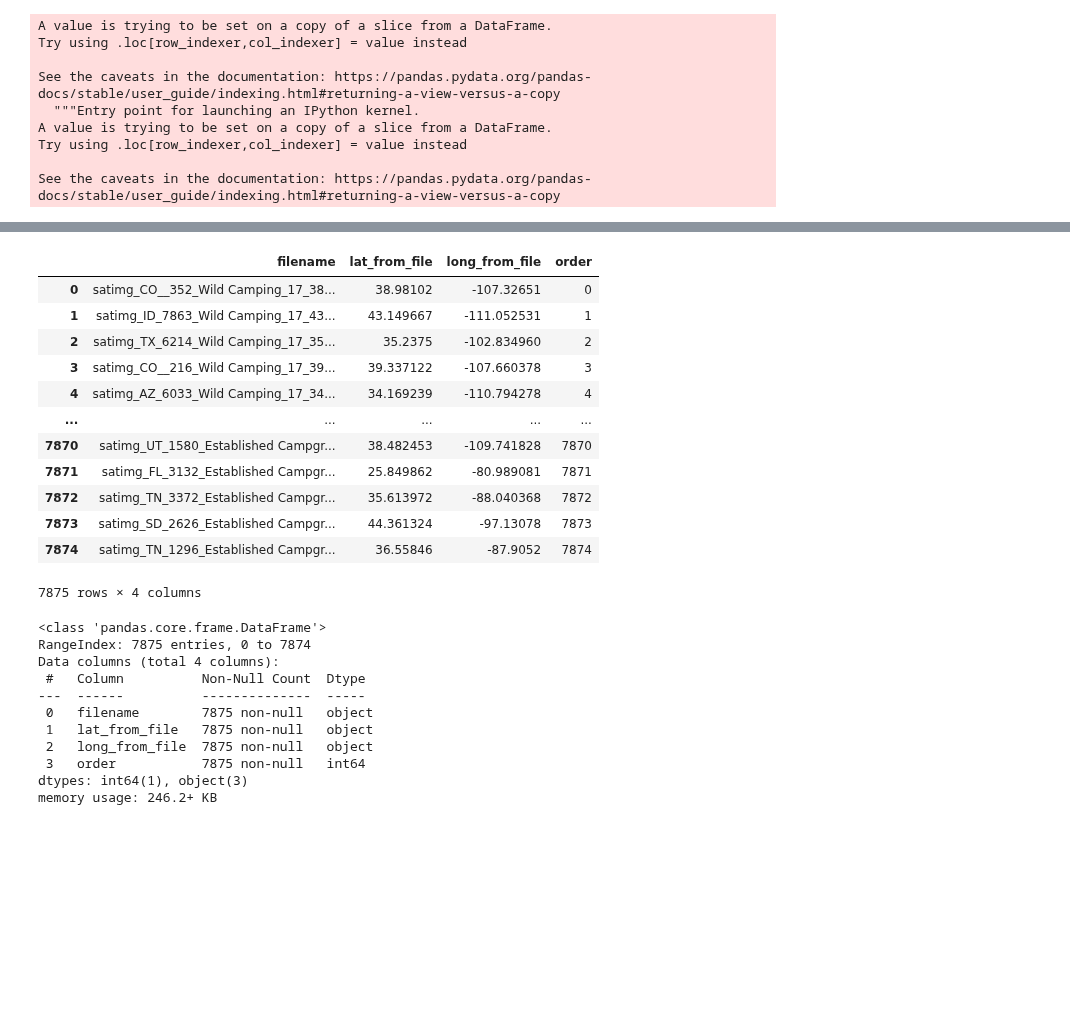
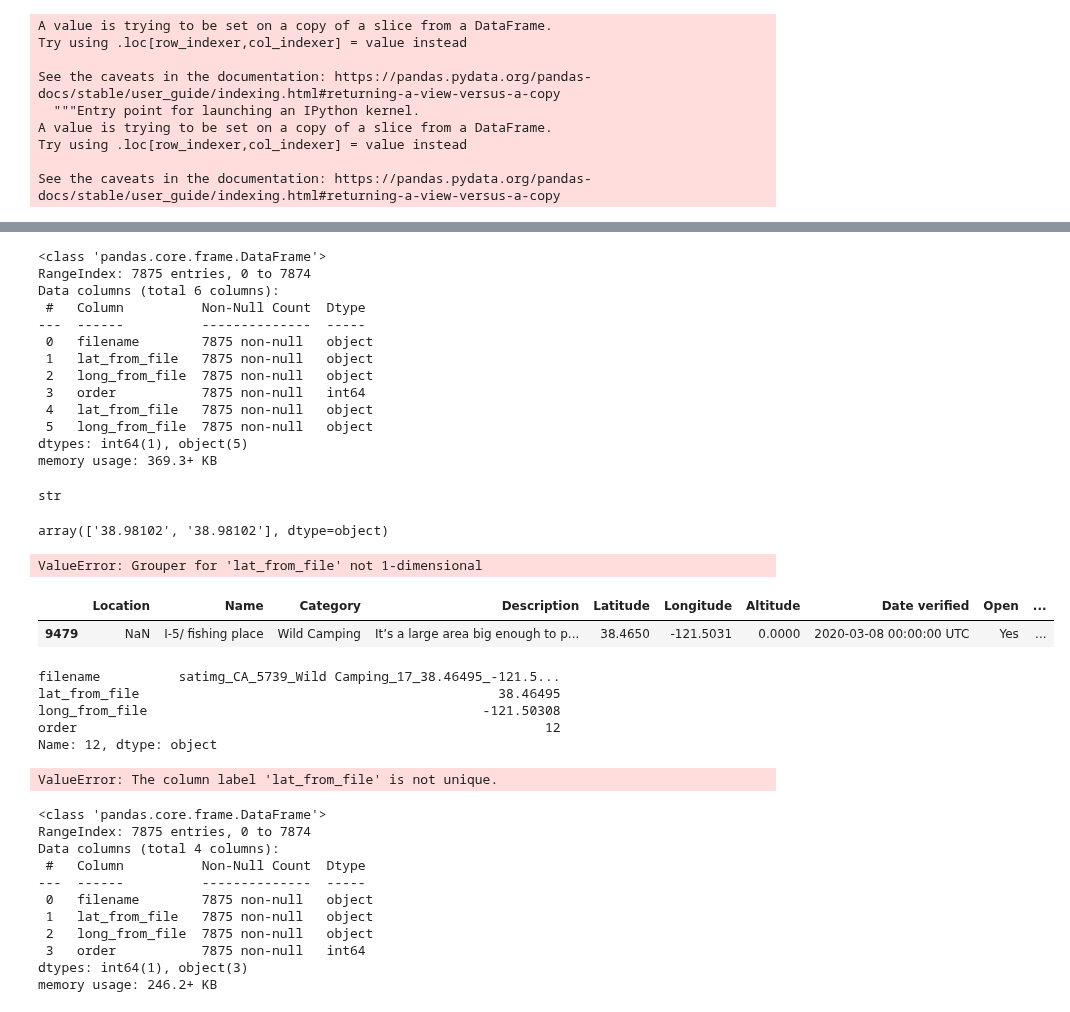
Before and after one commit to paultanger/CampsitePredict, a Jupyter notebook: notebooks/summarize_All_US_data.ipynb, the cells around one changed output, grey strips where cells are left out. Drawn from its saved outputs; the diff is of its cells as text; code cells hidden in the pictures; blank space fills up the shorter version.

```diff
--- a/notebooks/summarize_All_US_data.ipynb
+++ b/notebooks/summarize_All_US_data.ipynb
@@ -54,7 +54,7 @@ len(names)
 # %%
 # filter US data for this - this is what I'm calling "all US data"
 # forgot that I only pulled closed from all 50 states
-USdata = pd.read_csv('../data/USdata_est_campgrounds_zip_states_combined.csv')
+USdata = pd.read_csv('../data/USdata_all_zip_states_combined_cleaned_NEW.csv')
 # %%
 list(USdata['Category'].unique())
 # %% [output]
@@ -378,8 +378,8 @@ def func2(col, n=6):
 # %%
 # All_USdata_est_wild['Latitude'].apply(func2)
 # %%
-All_USdata_est_wild['lat_from_df'] = ['.'.join([j[:6] for j in x.split('.')]) for x in All_USdata_est_wild['Latitude'].astype('str')]
-All_USdata_est_wild['long_from_df'] = ['.'.join([j[:6] for j in x.split('.')]) for x in All_USdata_est_wild['Longitude'].astype('str')]
+All_USdata_est_wild['lat_from_df'] = ['.'.join([j[:5] for j in x.split('.')]) for x in All_USdata_est_wild['Latitude'].astype('str')]
+All_USdata_est_wild['long_from_df'] = ['.'.join([j[:5] for j in x.split('.')]) for x in All_USdata_est_wild['Longitude'].astype('str')]
 # %% [output]
 A value is trying to be set on a copy of a slice from a DataFrame.
 Try using .loc[row_indexer,col_indexer] = value instead
@@ -409,16 +402,21 @@ All_USdata_est_wild
 # %%
-image_file_df
+image_file_df.info()
 # %% [output]
-|  | filename | lat_from_file | long_from_file | order |
-| 0 | satimg_CO__352_Wild Camping_17_38... | 38.98102 | -107.32651 | 0 |
-| 1 | satimg_ID_7863_Wild Camping_17_43... | 43.149667 | -111.052531 | 1 |
-| 2 | satimg_TX_6214_Wild Camping_17_35... | 35.2375 | -102.834960 | 2 |
-| 3 | satimg_CO__216_Wild Camping_17_39... | 39.337122 | -107.660378 | 3 |
-| 4 | satimg_AZ_6033_Wild Camping_17_34... | 34.169239 | -110.794278 | 4 |
-| ... | ... | ... | ... | ... |
-| 7870 | satimg_UT_1580_Established Campgr... | 38.482453 | -109.741828 | 7870 |
-| 7871 | satimg_FL_3132_Established Campgr... | 25.849862 | -80.989081 | 7871 |
-| 7872 | satimg_TN_3372_Established Campgr... | 35.613972 | -88.040368 | 7872 |
-| 7873 | satimg_SD_2626_Established Campgr... | 44.361324 | -97.13078 | 7873 |
-| 7874 | satimg_TN_1296_Established Campgr... | 36.55846 | -87.9052 | 7874 |
-7875 rows × 4 columns
+<class 'pandas.core.frame.DataFrame'>
+RangeIndex: 7875 entries, 0 to 7874
+Data columns (total 6 columns):
+ #   Column          Non-Null Count  Dtype
+---  ------          --------------  -----
+ 0   filename        7875 non-null   object
+ 1   lat_from_file   7875 non-null   object
+ 2   long_from_file  7875 non-null   object
+ 3   order           7875 non-null   int64
+ 4   lat_from_file   7875 non-null   object
+ 5   long_from_file  7875 non-null   object
+dtypes: int64(1), object(5)
+memory usage: 369.3+ KB
+# %%
+type(image_file_df.iloc[0,:][4])
+# image_file_df['lat_from_file'].unique()
+# %% [output]
+str
@@ -425,8 +426,31 @@ image_file_df
+# %%
+lats[0]
+# %% [output]
+array(['38.98102', '38.98102'], dtype=object)
+# %%
+image_file_df.groupby('lat_from_file').agg({'filename':'count'})
+# %% [output]
+ValueError: Grouper for 'lat_from_file' not 1-dimensional
+# %%
+All_USdata_est_wild.loc[All_USdata_est_wild['Latitude']==38.46495]
+# %% [output]
+|  | Location | Name | Category | Description | Latitude | Longitude | Altitude | Date verified | Open | ... |
+| 9479 | NaN | I-5/ fishing place | Wild Camping | It’s a large area big enough to p... | 38.4650 | -121.5031 | 0.0000 | 2020-03-08 00:00:00 UTC | Yes | ... |
+# %%
+image_file_df.iloc[12]
+# %% [output]
+filename          satimg_CA_5739_Wild Camping_17_38.46495_-121.5...
+lat_from_file                                              38.46495
+long_from_file                                           -121.50308
+order                                                            12
+Name: 12, dtype: object
 # %%
 # join with df of data, keep all images, hopefully they have data in the df
-image_file_df_final_with_df = image_file_df.merge(All_USdata_est_wild, how='outer',
+image_file_df_final_with_df = image_file_df.merge(All_USdata_est_wild, how='left',
                                                   left_on=['lat_from_file', 'long_from_file'],
                                                  right_on=['lat_from_df', 'long_from_df'])
+# %% [output]
+ValueError: The column label 'lat_from_file' is not unique.
 # %%
 image_file_df.info()
 # %% [output]
```
Also changed, not shown: parts of 12 cells of this notebook.
